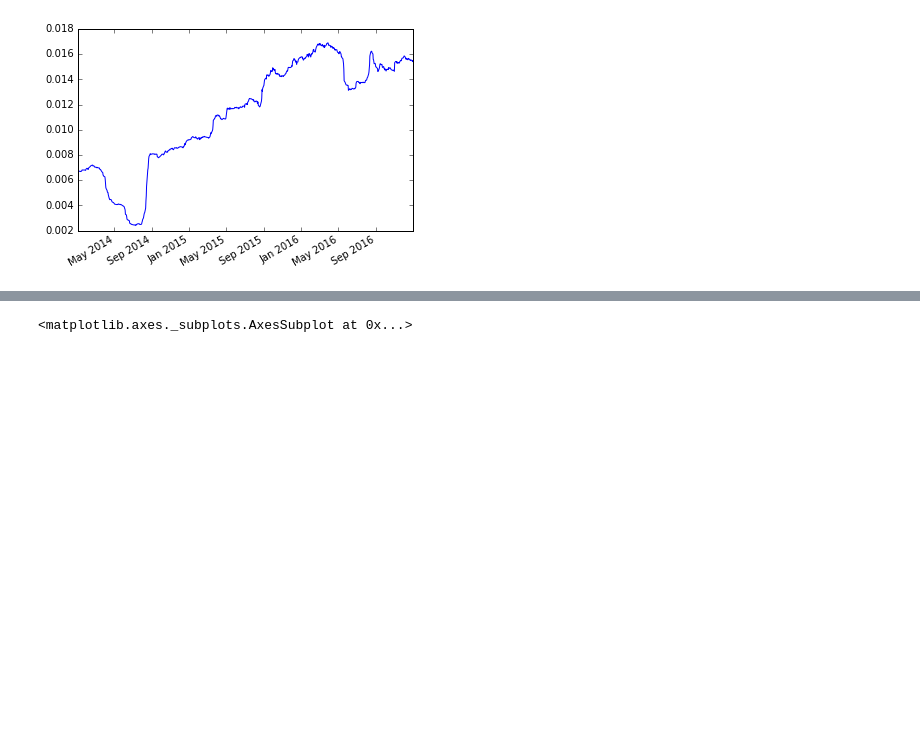
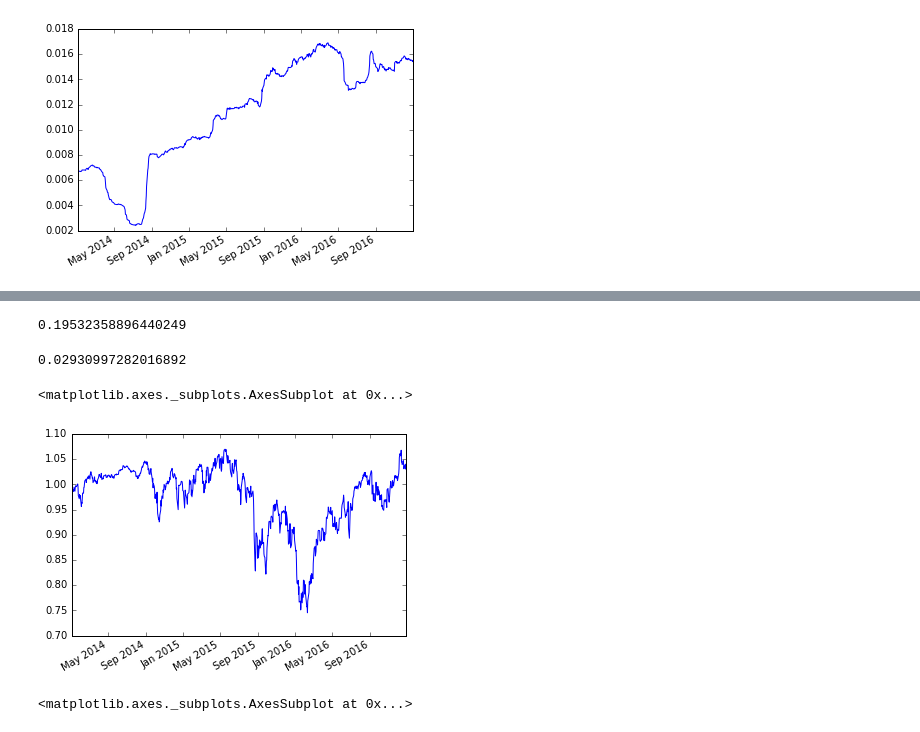
Before and after one commit to cvxgrp/cvxportfolio, a Jupyter notebook: SinglePeriodOpt.ipynb, the cells around one changed output, grey strips where cells are left out. Saved outputs shown, nothing was run; the diff lists cells and outputs as text; code cells hidden in the pictures; blank space fills up the shorter version.

```diff
--- a/SinglePeriodOpt.ipynb
+++ b/SinglePeriodOpt.ipynb
@@ -107,3 +112,16 @@ np.sqrt(res.policy_EmpSigma).plot()
+# %%
+res.returns.std()*np.sqrt(250)
+# %% [output]
+0.19532358896440249
+# %%
+res.returns.mean()*250
+# %% [output]
+0.02930997282016892
+# %%
+(1+res.returns).cumprod().plot()
+# %% [output]
+<matplotlib.axes._subplots.AxesSubplot at 0x...>
+[figure, added]
 # %%
 res.w.plot()
 # %% [output]
```
Also changed, not shown: parts of 1 cell of this notebook, 1 other file.
